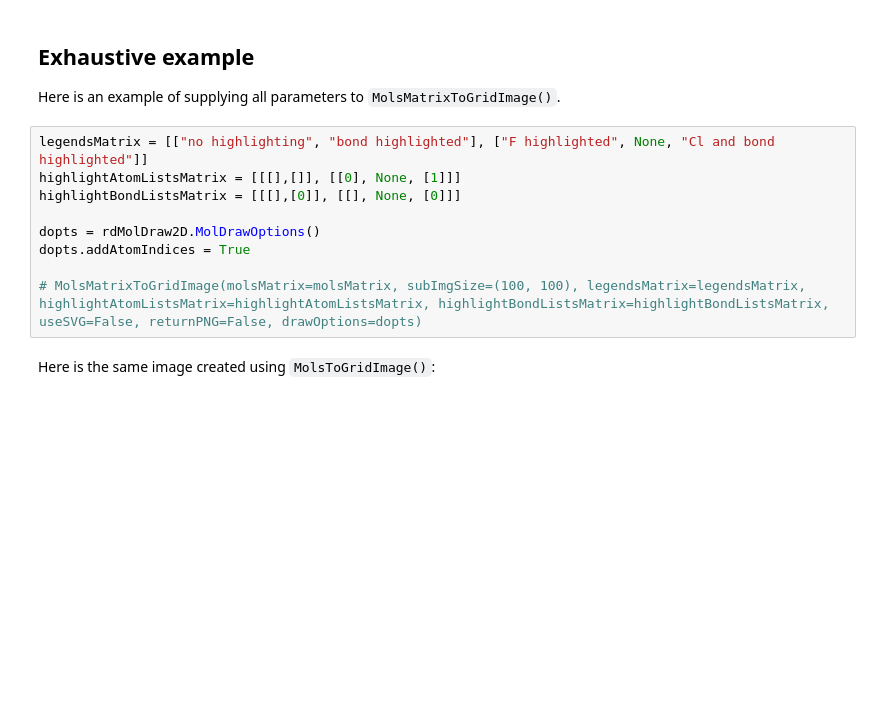
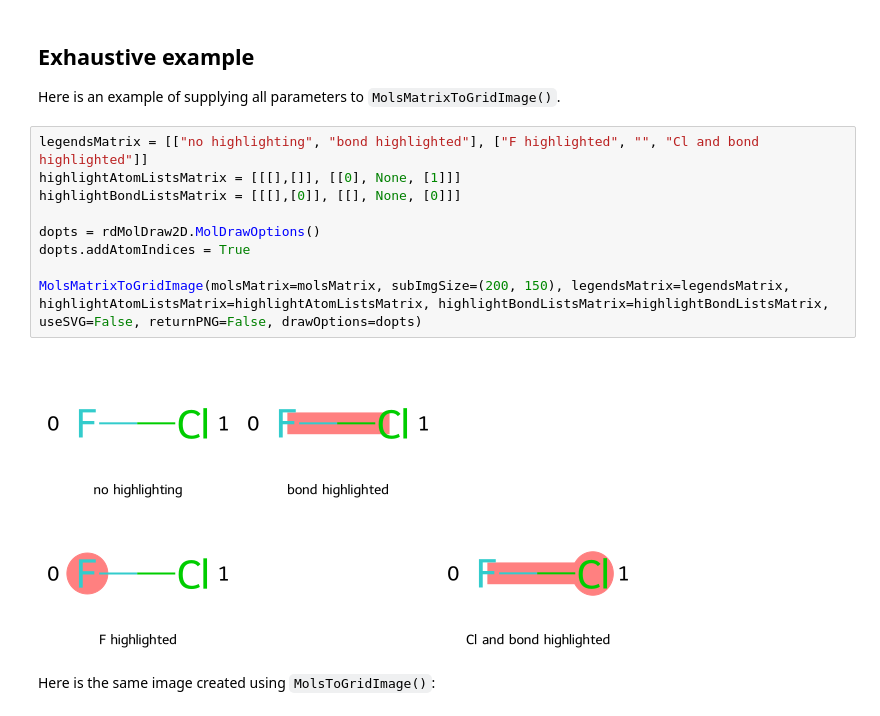
Before and after one commit to bertiewooster/rdkit_blog, a Jupyter notebook: notebooks/Plotting Rows and Columns of Molecules with MolsMatrixToGridImage.ipynb, the cells around one changed output. Saved outputs shown, nothing was run; the diff lists cells and outputs as text; blank space fills up the shorter version.

```diff
--- a/notebooks/Plotting Rows and Columns of Molecules with MolsMatrixToGridImage.ipynb
+++ b/notebooks/Plotting Rows and Columns of Molecules with MolsMatrixToGridImage.ipynb
@@ -97,14 +108,16 @@ NameError: name 'MolsMatrixToGridImage' is not defined
 
 Here is an example of supplying all parameters to `MolsMatrixToGridImage()`.
 # %%
-legendsMatrix = [["no highlighting", "bond highlighted"], ["F highlighted", None, "Cl and bond highlighted"]]
+legendsMatrix = [["no highlighting", "bond highlighted"], ["F highlighted", "", "Cl and bond highlighted"]]
 highlightAtomListsMatrix = [[[],[]], [[0], None, [1]]]
 highlightBondListsMatrix = [[[],[0]], [[], None, [0]]]
 
 dopts = rdMolDraw2D.MolDrawOptions()
 dopts.addAtomIndices = True
 
-# MolsMatrixToGridImage(molsMatrix=molsMatrix, subImgSize=(100, 100), legendsMatrix=legendsMatrix, highlightAtomListsMatrix=highlightAtomListsMatrix, highlightBondListsMatrix=highlightBondListsMatrix, useSVG=False, returnPNG=False, drawOptions=dopts)
+MolsMatrixToGridImage(molsMatrix=molsMatrix, subImgSize=(200, 150), legendsMatrix=legendsMatrix, highlightAtomListsMatrix=highlightAtomListsMatrix, highlightBondListsMatrix=highlightBondListsMatrix, useSVG=False, returnPNG=False, drawOptions=dopts)
+# %% [output]
+[figure, added]
 # %% [markdown]
 Here is the same image created using `MolsToGridImage()`:
 # %%
```
Also changed, not shown: parts of 12 cells of this notebook.
